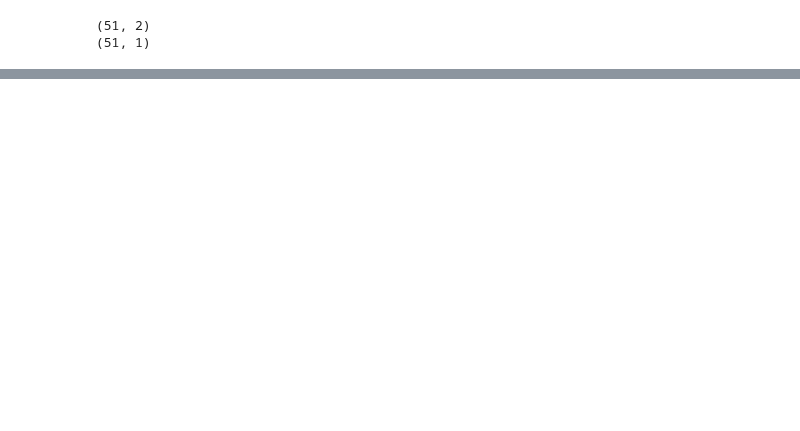
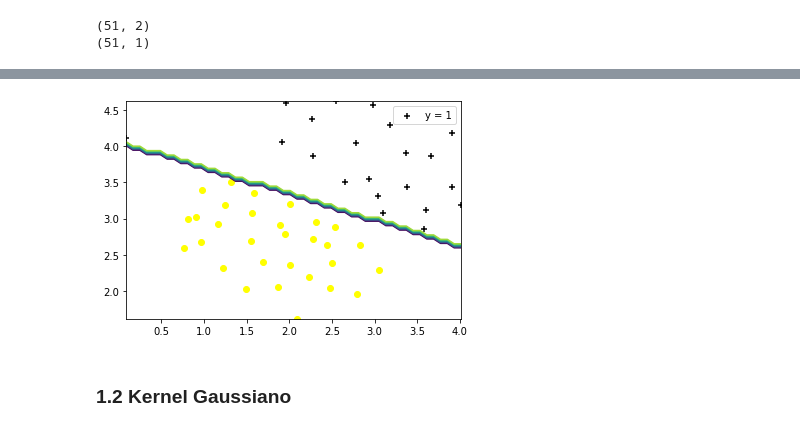
Before and after one commit to anamarsabi/Aprendizaje-Automatico-UCM, a Jupyter notebook: Practica 6/Practica6.ipynb, the cells around one changed output, grey strips where cells are left out. Drawn from its saved outputs; the diff is of its cells as text; code cells hidden in the pictures; blank space fills up the shorter version.

```diff
--- a/Practica 6/Practica6.ipynb
+++ b/Practica 6/Practica6.ipynb
@@ -22,0 +58,8 @@ AttributeError: 'numpy.ndarray' object has no attribute 'values'
+# %%
+svm = SVC(kernel='linear', C=100.0)
+svm.fit(X,y.ravel())
+visualize_boundary(X, y, svm)
+# %% [output]
+[figure, added]
+# %% [markdown]
+### 1.2 Kernel Gaussiano
```
Also changed, not shown: parts of 14 cells of this notebook, 2 other files.
